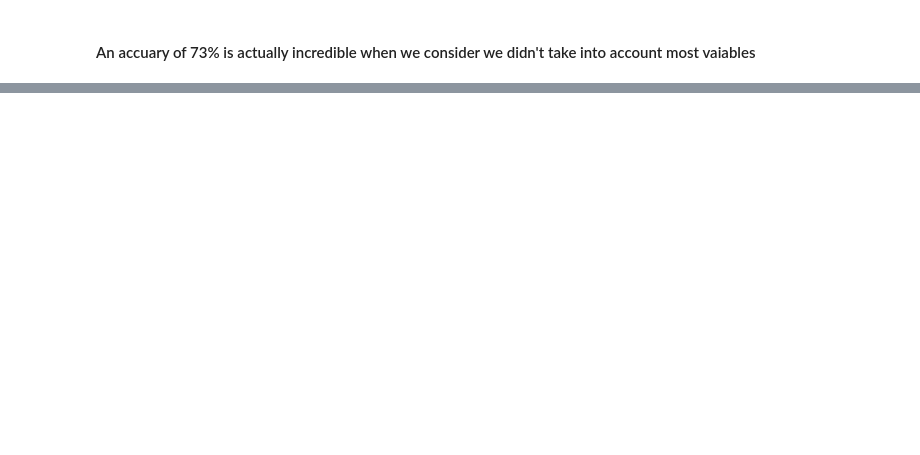
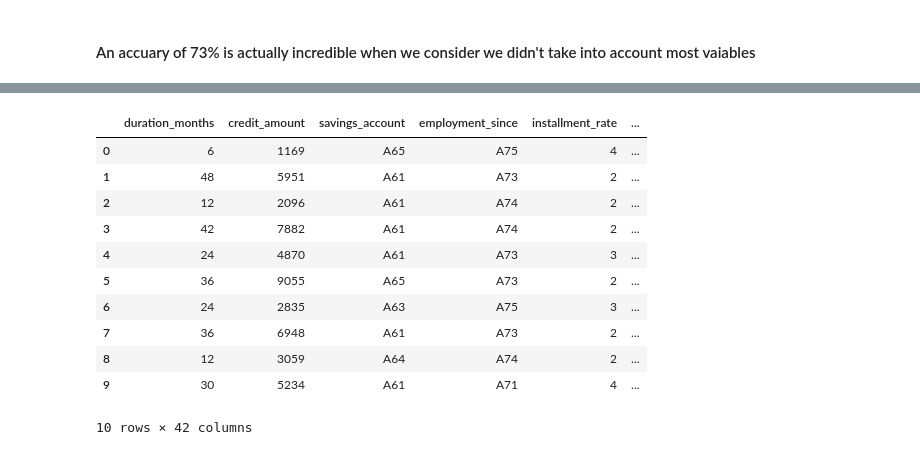
Before and after one commit to EduBottCha/Credit-Possibility, a Jupyter notebook: credit_predictor.ipynb, the cells around one changed output, grey strips where cells are left out. Cells and saved outputs as stored; diff of their text form; code cells hidden in the pictures; blank space fills up the shorter version.

```diff
--- a/credit_predictor.ipynb
+++ b/credit_predictor.ipynb
@@ -109,0 +273,16 @@ Accuary:  0.73
+# %%
+df_ohe = pd.concat([df, df_checking_status_ohe, df_credit_history_ohe,df_other_debtors_ohe, df_sex_ohe,df_purpose_ohe], axis=1).drop(columns=['checking_account_status', 'credit_history','other_debtors', 'purpose','personal_status_sex'])
+df_ohe.head(10)
+# %% [output]
+|  | duration_months | credit_amount | savings_account | employment_since | installment_rate | ... |
+| 0 | 6 | 1169 | A65 | A75 | 4 | ... |
+| 1 | 48 | 5951 | A61 | A73 | 2 | ... |
+| 2 | 12 | 2096 | A61 | A74 | 2 | ... |
+| 3 | 42 | 7882 | A61 | A74 | 2 | ... |
+| 4 | 24 | 4870 | A61 | A73 | 3 | ... |
+| 5 | 36 | 9055 | A65 | A73 | 2 | ... |
+| 6 | 24 | 2835 | A63 | A75 | 3 | ... |
+| 7 | 36 | 6948 | A61 | A73 | 2 | ... |
+| 8 | 12 | 3059 | A64 | A74 | 2 | ... |
+| 9 | 30 | 5234 | A61 | A71 | 4 | ... |
+10 rows × 42 columns
```
Also changed, not shown: parts of 31 cells of this notebook.
